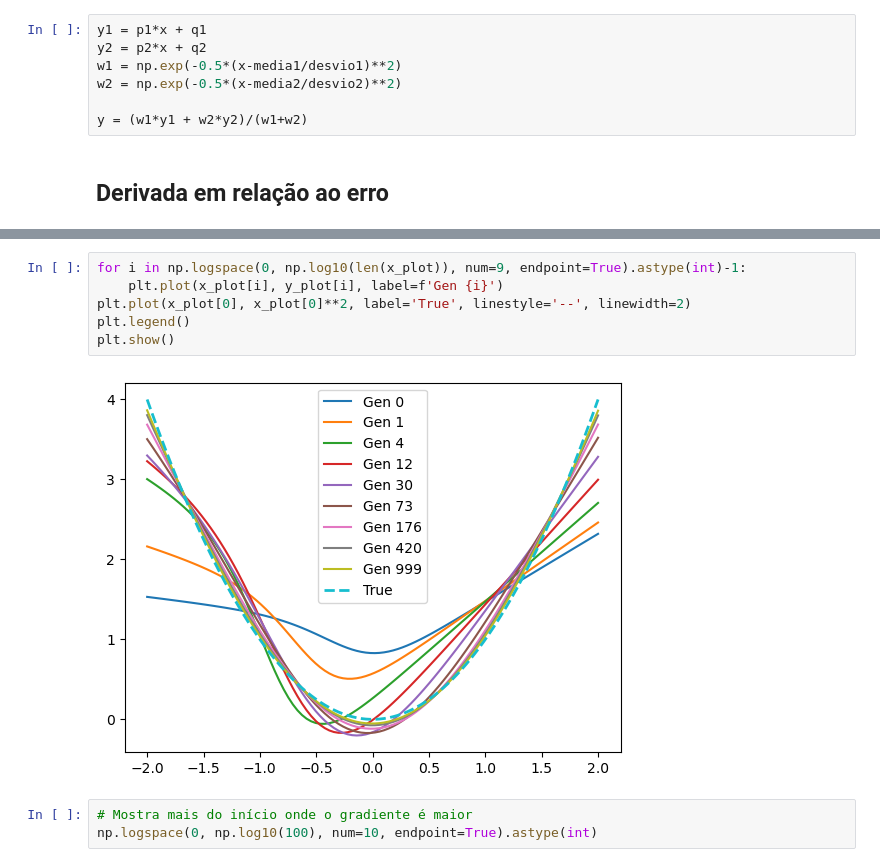
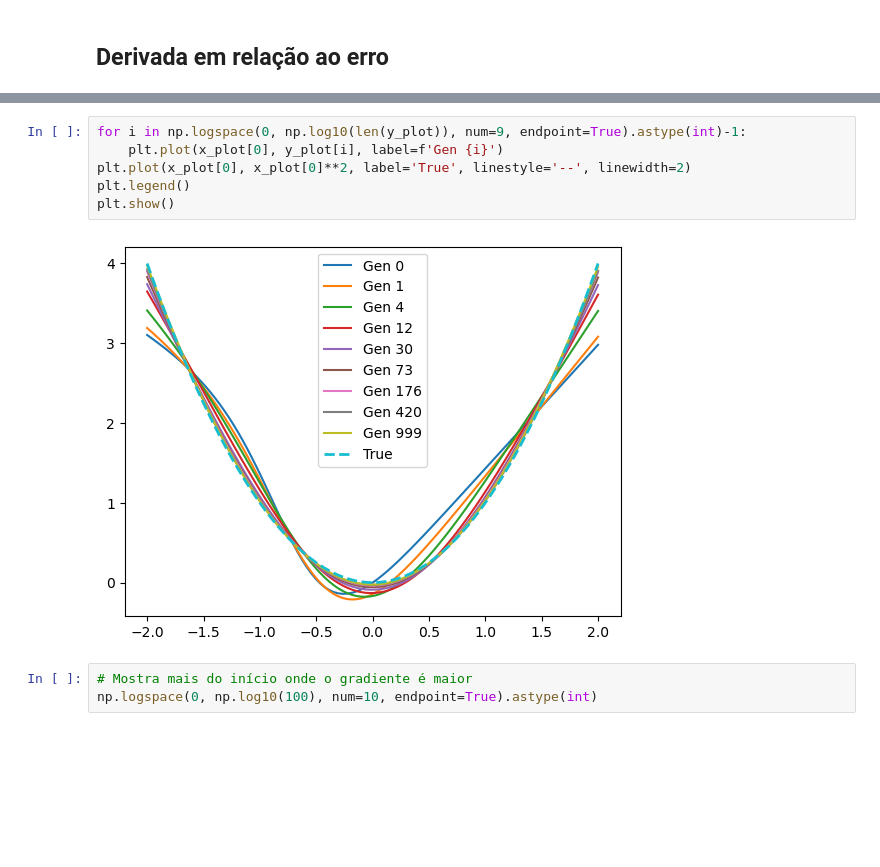
Before and after one commit to anambrito/IC-Inteligencia-Computacional, a Jupyter notebook: fuzzy-TKS.ipynb, the cells around one changed output, grey strips where cells are left out. Drawn from its saved outputs; the diff is of its cells as text; blank space fills up the shorter version.

Commit message:
Correção geração do plot

```diff
--- a/fuzzy-TKS.ipynb
+++ b/fuzzy-TKS.ipynb
@@ -44,13 +44,6 @@ p1 = np.random.sample()
 p2 = np.random.sample()
 q1 = np.random.sample()
 q2 = np.random.sample()
-# %%
-y1 = p1*x + q1
-y2 = p2*x + q2
-w1 = np.exp(-0.5*(x-media1/desvio1)**2)
-w2 = np.exp(-0.5*(x-media2/desvio2)**2)
-
-y = (w1*y1 + w2*y2)/(w1+w2)
 # %% [markdown]
 ## Derivada em relação ao erro
 # %%
@@ -110,11 +103,11 @@ Gen: 999, Error: 0.00016149156774067252
 # %%
-for i in np.logspace(0, np.log10(len(x_plot)), num=9, endpoint=True).astype(int)-1:
-    plt.plot(x_plot[i], y_plot[i], label=f'Gen {i}')
+for i in np.logspace(0, np.log10(len(y_plot)), num=9, endpoint=True).astype(int)-1:
+    plt.plot(x_plot[0], y_plot[i], label=f'Gen {i}')
 plt.plot(x_plot[0], x_plot[0]**2, label='True', linestyle='--', linewidth=2)
 plt.legend()
 plt.show()
 # %% [output]
-[figure, old version]
+[figure, new version]
 # %%
 # Mostra mais do início onde o gradiente é maior
 np.logspace(0, np.log10(100), num=10, endpoint=True).astype(int)
```
Also changed, not shown: parts of 3 cells of this notebook.
